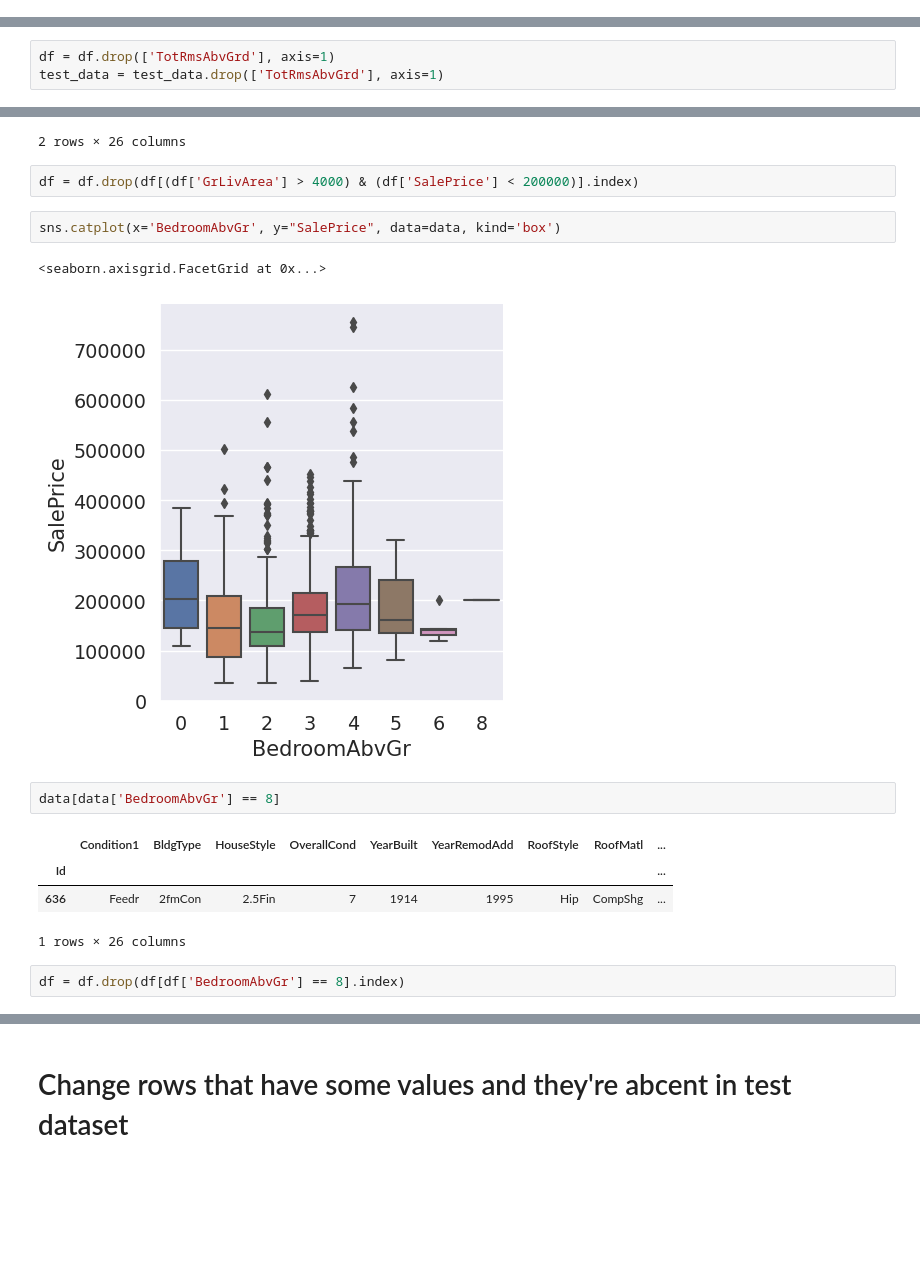
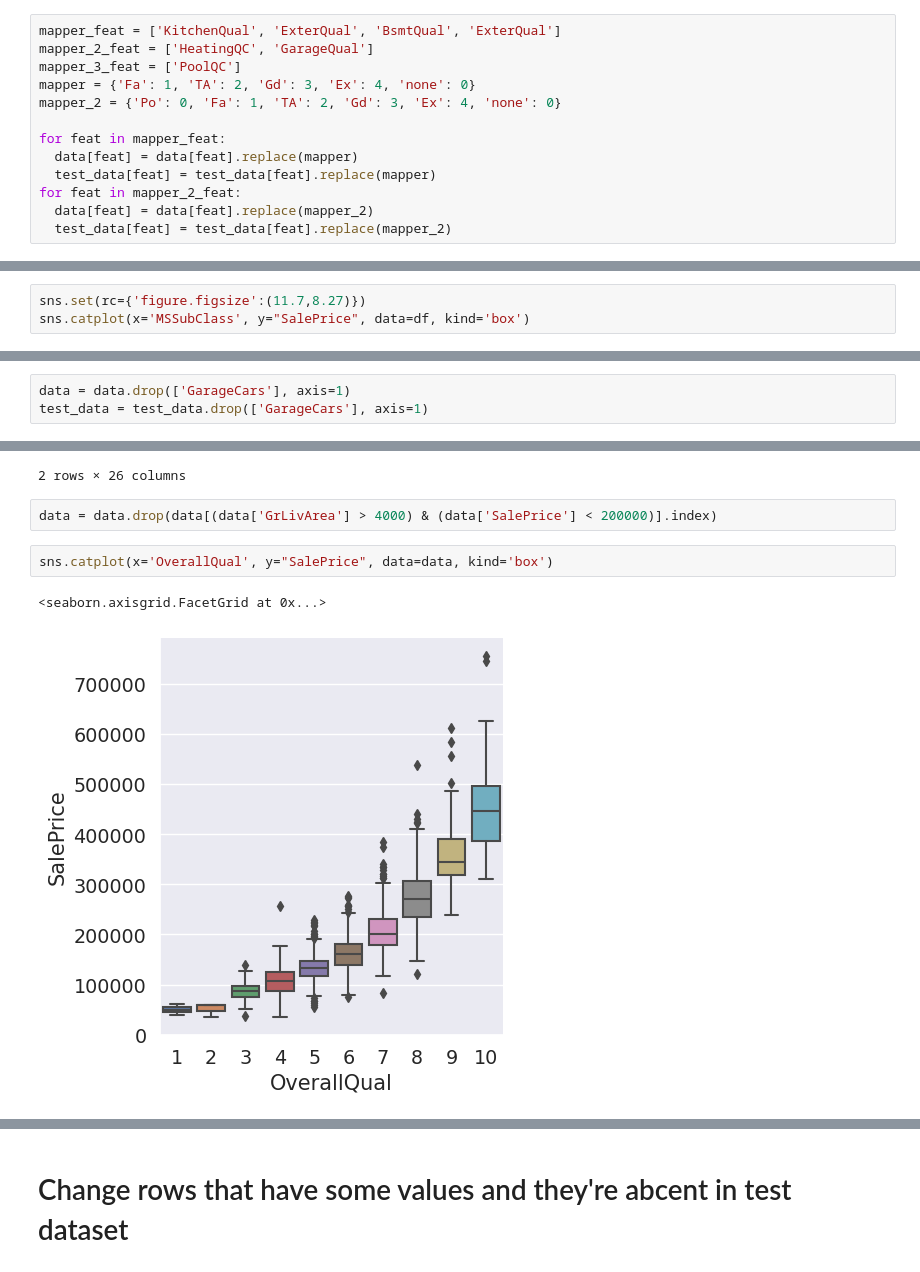
Before and after one commit to VolkhinD/Houses, a Jupyter notebook: houses_begining.ipynb, the cells around one changed output, grey strips where cells are left out. Cells and saved outputs as stored; diff of their text form; blank space fills up the shorter version.

```diff
--- a/houses_begining.ipynb
+++ b/houses_begining.ipynb
@@ -149,0 +239,13 @@ len(good_feat)
+# %%
+mapper_feat = ['KitchenQual', 'ExterQual', 'BsmtQual', 'ExterQual']
+mapper_2_feat = ['HeatingQC', 'GarageQual']
+mapper_3_feat = ['PoolQC']
+mapper = {'Fa': 1, 'TA': 2, 'Gd': 3, 'Ex': 4, 'none': 0}
+mapper_2 = {'Po': 0, 'Fa': 1, 'TA': 2, 'Gd': 3, 'Ex': 4, 'none': 0}
+
+for feat in mapper_feat:
+  data[feat] = data[feat].replace(mapper)
+  test_data[feat] = test_data[feat].replace(mapper)
+for feat in mapper_2_feat:
+  data[feat] = data[feat].replace(mapper_2)
+  test_data[feat] = test_data[feat].replace(mapper_2)
@@ -175,0 +289,3 @@ sns.lmplot(x='GrLivArea', y="SalePrice", data=data)
+# %%
+sns.set(rc={'figure.figsize':(11.7,8.27)})
+sns.catplot(x='MSSubClass', y="SalePrice", data=df, kind='box')
@@ -230,3 +346,3 @@ sns.heatmap(corr, annot=True, cmap="BuPu")
 # %%
-df = df.drop(['TotRmsAbvGrd'], axis=1)
-test_data = test_data.drop(['TotRmsAbvGrd'], axis=1)
+data = data.drop(['GarageCars'], axis=1)
+test_data = test_data.drop(['GarageCars'], axis=1)
@@ -263,19 +408,10 @@ data[(data['GrLivArea'] > 4000) & (data['SalePrice'] < 200000)]
 | 1299 | Feedr | 1Fam | 2Story | 5 | 2008 | 2008 | Hip | ClyTile | ... |
 2 rows × 26 columns
 # %%
-df = df.drop(df[(df['GrLivArea'] > 4000) & (df['SalePrice'] < 200000)].index)
+data = data.drop(data[(data['GrLivArea'] > 4000) & (data['SalePrice'] < 200000)].index)
 # %%
-sns.catplot(x='BedroomAbvGr', y="SalePrice", data=data, kind='box')
+sns.catplot(x='OverallQual', y="SalePrice", data=data, kind='box')
 # %% [output]
 <seaborn.axisgrid.FacetGrid at 0x...>
-[figure, old version]
+[figure, new version]
-# %%
-data[data['BedroomAbvGr'] == 8]
-# %% [output]
-|  | Condition1 | BldgType | HouseStyle | OverallCond | YearBuilt | YearRemodAdd | RoofStyle | RoofMatl | ... |
-| Id |  |  |  |  |  |  |  |  | ... |
-| 636 | Feedr | 2fmCon | 2.5Fin | 7 | 1914 | 1995 | Hip | CompShg | ... |
-1 rows × 26 columns
-# %%
-df = df.drop(df[df['BedroomAbvGr'] == 8].index)
 # %%
```
Also changed, not shown: parts of 72 cells of this notebook.
